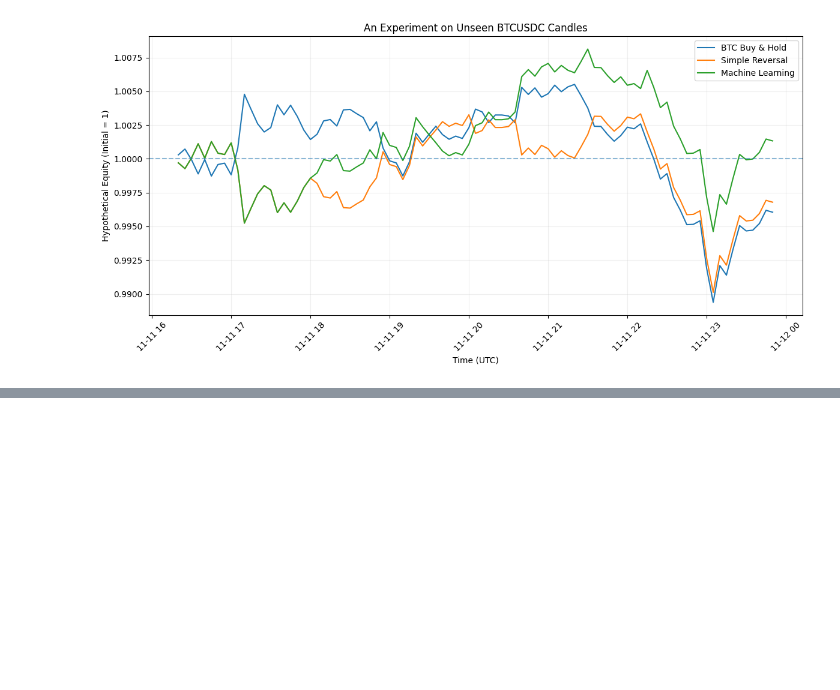
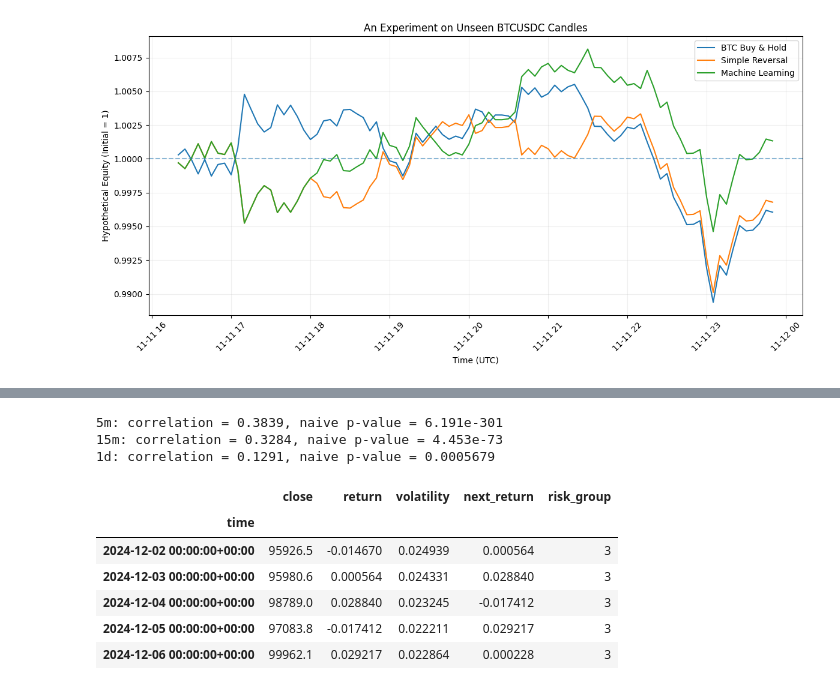
Before and after one commit to FerCorcuera/mit-quant-finance, a Jupyter notebook: Time Series Models/BTCUSDC_perp_analysis.ipynb, the cells around one changed output, grey strips where cells are left out. Saved outputs shown, nothing was run; the diff lists cells and outputs as text; code cells hidden in the pictures; blank space fills up the shorter version.

```diff
--- a/Time Series Models/BTCUSDC_perp_analysis.ipynb
+++ b/Time Series Models/BTCUSDC_perp_analysis.ipynb
@@ -292,0 +428,19 @@ Reversal percentile: 40.2%
+# %%
+for interval, (data, _) in results.items():
+    rho, p = spearmanr(data["volatility"], data["next_return"].abs())
+
+    print(f"{interval}: correlation = {rho:.4f}, " f"naive p-value = {p:.4g}")
+# %% [output]
+5m: correlation = 0.3839, naive p-value = 6.191e-301
+15m: correlation = 0.3284, naive p-value = 4.453e-73
+1d: correlation = 0.1291, naive p-value = 0.0005679
+# %%
+data.head()
+# %% [output]
+|  | close | return | volatility | next_return | risk_group |
+| time |  |  |  |  |  |
+| 2024-12-02 00:00:00+00:00 | 95926.5 | -0.014670 | 0.024939 | 0.000564 | 3 |
+| 2024-12-03 00:00:00+00:00 | 95980.6 | 0.000564 | 0.024331 | 0.028840 | 3 |
+| 2024-12-04 00:00:00+00:00 | 98789.0 | 0.028840 | 0.023245 | -0.017412 | 3 |
+| 2024-12-05 00:00:00+00:00 | 97083.8 | -0.017412 | 0.022211 | 0.029217 | 3 |
+| 2024-12-06 00:00:00+00:00 | 99962.1 | 0.029217 | 0.022864 | 0.000228 | 3 |
```
Also changed, not shown: parts of 5 cells of this notebook.
